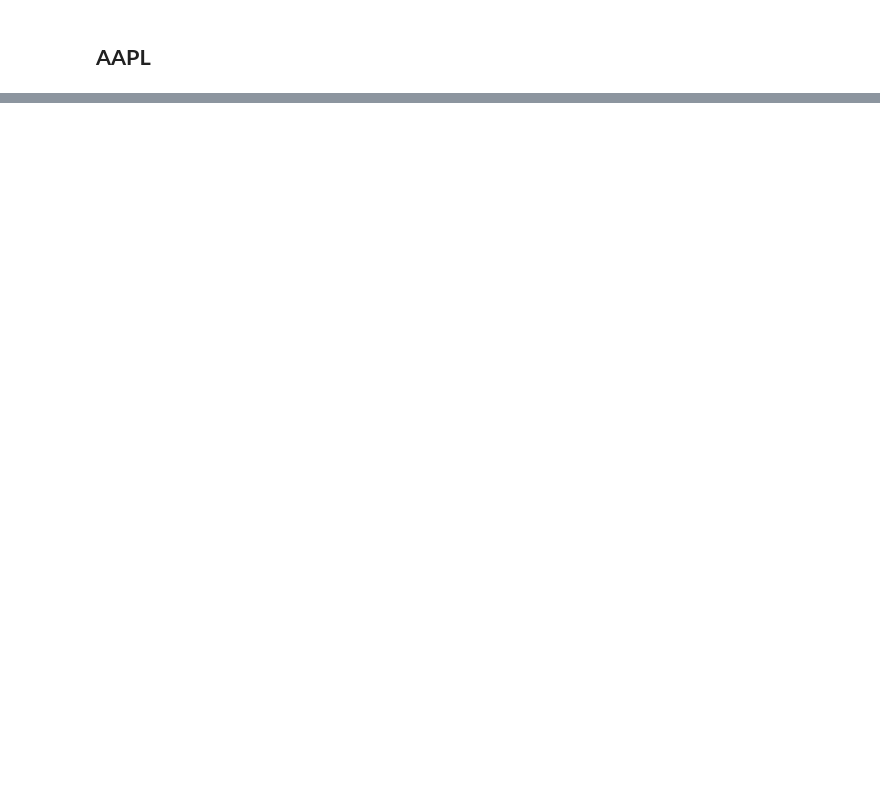
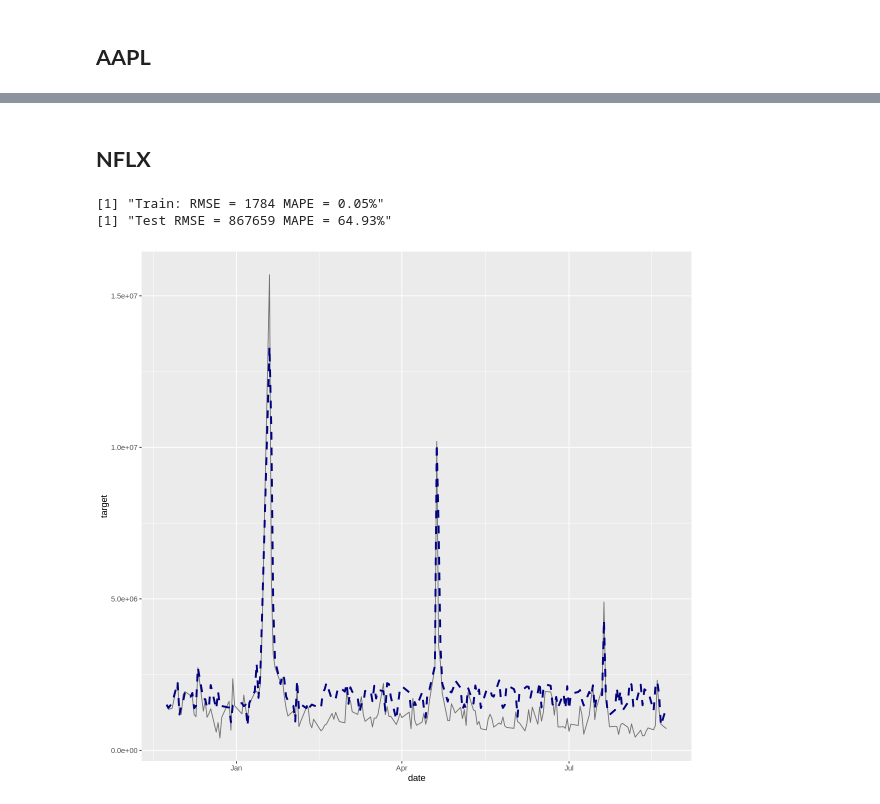
Before and after one commit to limshaocong/analyticsEdge, a Jupyter notebook: FAANG_Volume_Prediction_caa 30Nov21.ipynb, the cells around one changed output, grey strips where cells are left out. Drawn from its saved outputs; the diff is of its cells as text; code cells hidden in the pictures; blank space fills up the shorter version.

```diff
--- a/FAANG_Volume_Prediction_caa 30Nov21.ipynb
+++ b/FAANG_Volume_Prediction_caa 30Nov21.ipynb
@@ -829,0 +861,19 @@ ggplot(plot_df) +
+# %% [markdown]
+## **NFLX**
+# %%
+mod = xgb_final("NFLX", nflx_xgb_params, train, test, df)
+
+plot_df = df %>% filter(ticker == "NFLX") %>% select(date, target)
+plot_df$pred = append(mod$trainpred, mod$testpred)
+plot_df = plot_df %>% filter(date >= split)
+
+print(paste0("Train: RMSE = ", round(mod$trainRMSE, 0), " MAPE = ", round(mod$trainMAPE * 100, 2), "%"))
+print(paste0("Test RMSE = ", round(mod$testRMSE, 0), " MAPE = ", round(mod$testMAPE * 100, 2), "%"))
+
+ggplot(plot_df) +
+  geom_line(aes(x = date, y = target), color = "gray45") +
+  geom_line(aes(x = date, y = pred), color = "navy", linetype = "dashed", size = 1.1)
+# %% [output]
+[1] "Train: RMSE = 1784 MAPE = 0.05%"
+[1] "Test RMSE = 867659 MAPE = 64.93%"
+[figure, added]
```
Also changed, not shown: parts of 7 cells of this notebook.
